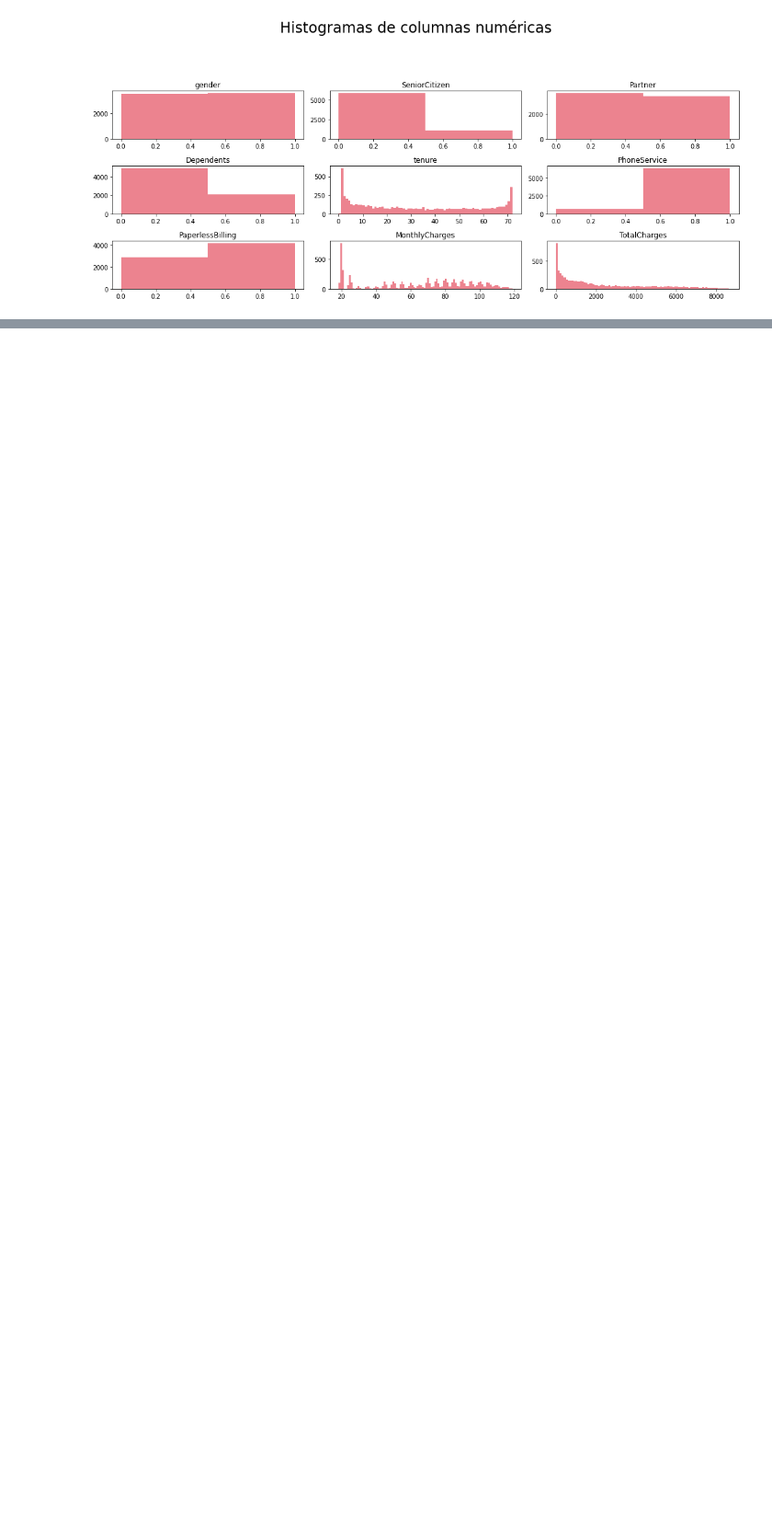
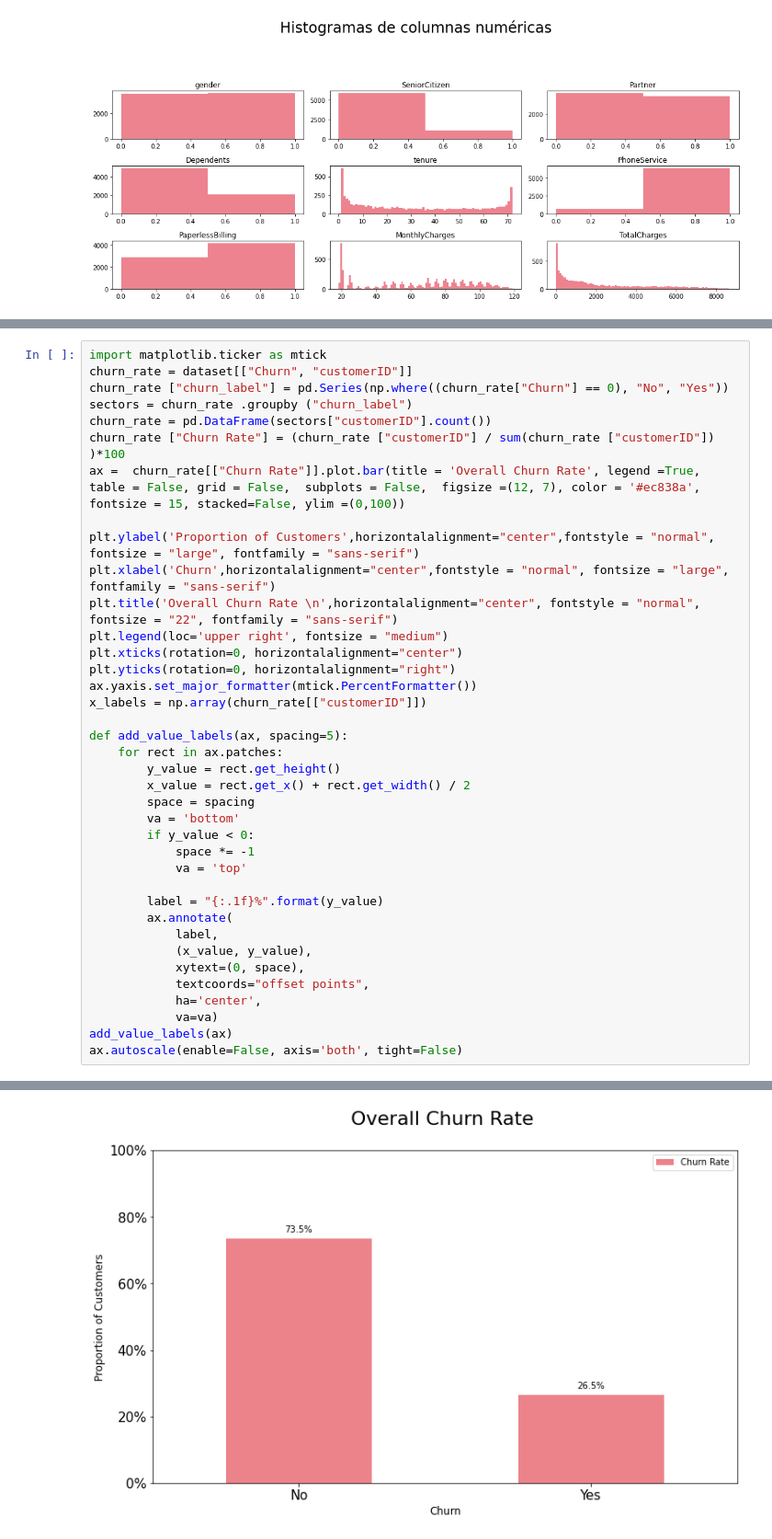
Before and after one commit to DeNialDev/Big_Data, a Jupyter notebook: BiData_proyecto.ipynb, the cells around one changed output, grey strips where cells are left out. Shown at 92% size. Drawn from its saved outputs; the diff is of its cells as text; blank space fills up the shorter version.

```diff
--- a/BiData_proyecto.ipynb
+++ b/BiData_proyecto.ipynb
@@ -281,0 +360,39 @@ plt.tight_layout(rect=[0, 0.03, 1, 0.95])
+# %%
+import matplotlib.ticker as mtick
+churn_rate = dataset[["Churn", "customerID"]]
+churn_rate ["churn_label"] = pd.Series(np.where((churn_rate["Churn"] == 0), "No", "Yes"))
+sectors = churn_rate .groupby ("churn_label")
+churn_rate = pd.DataFrame(sectors["customerID"].count())
+churn_rate ["Churn Rate"] = (churn_rate ["customerID"] / sum(churn_rate ["customerID"]) )*100
+ax =  churn_rate[["Churn Rate"]].plot.bar(title = 'Overall Churn Rate', legend =True, table = False, grid = False,  subplots = False,  figsize =(12, 7), color = '#ec838a', fontsize = 15, stacked=False, ylim =(0,100))
+
+plt.ylabel('Proportion of Customers',horizontalalignment="center",fontstyle = "normal", fontsize = "large", fontfamily = "sans-serif")
+plt.xlabel('Churn',horizontalalignment="center",fontstyle = "normal", fontsize = "large", fontfamily = "sans-serif")
+plt.title('Overall Churn Rate \n',horizontalalignment="center", fontstyle = "normal", fontsize = "22", fontfamily = "sans-serif")
+plt.legend(loc='upper right', fontsize = "medium")
+plt.xticks(rotation=0, horizontalalignment="center")
+plt.yticks(rotation=0, horizontalalignment="right")
+ax.yaxis.set_major_formatter(mtick.PercentFormatter())
+x_labels = np.array(churn_rate[["customerID"]])
+
+def add_value_labels(ax, spacing=5):
+    for rect in ax.patches:
+        y_value = rect.get_height()
+        x_value = rect.get_x() + rect.get_width() / 2
+        space = spacing
+        va = 'bottom'
+        if y_value < 0:
+            space *= -1
+            va = 'top'
+
+        label = "{:.1f}%".format(y_value)
+        ax.annotate(
+            label,
+            (x_value, y_value),
+            xytext=(0, space),
+            textcoords="offset points",
+            ha='center',
+            va=va)
+add_value_labels(ax)
+ax.autoscale(enable=False, axis='both', tight=False)
+# %% [output]
@@ -281,0 +404 @@ plt.tight_layout(rect=[0, 0.03, 1, 0.95])
+[figure, added]
```
Also changed, not shown: parts of 23 cells of this notebook.
